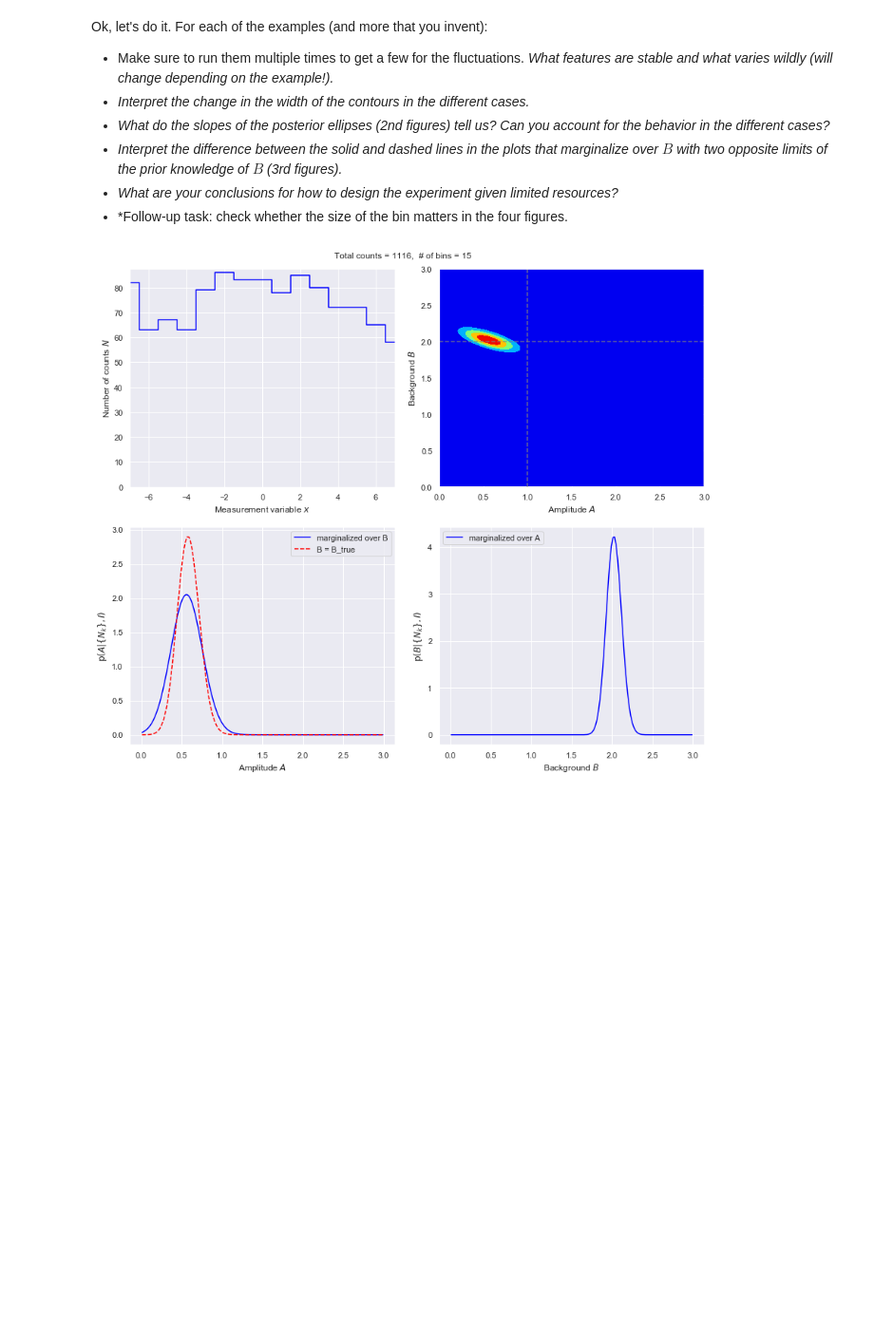
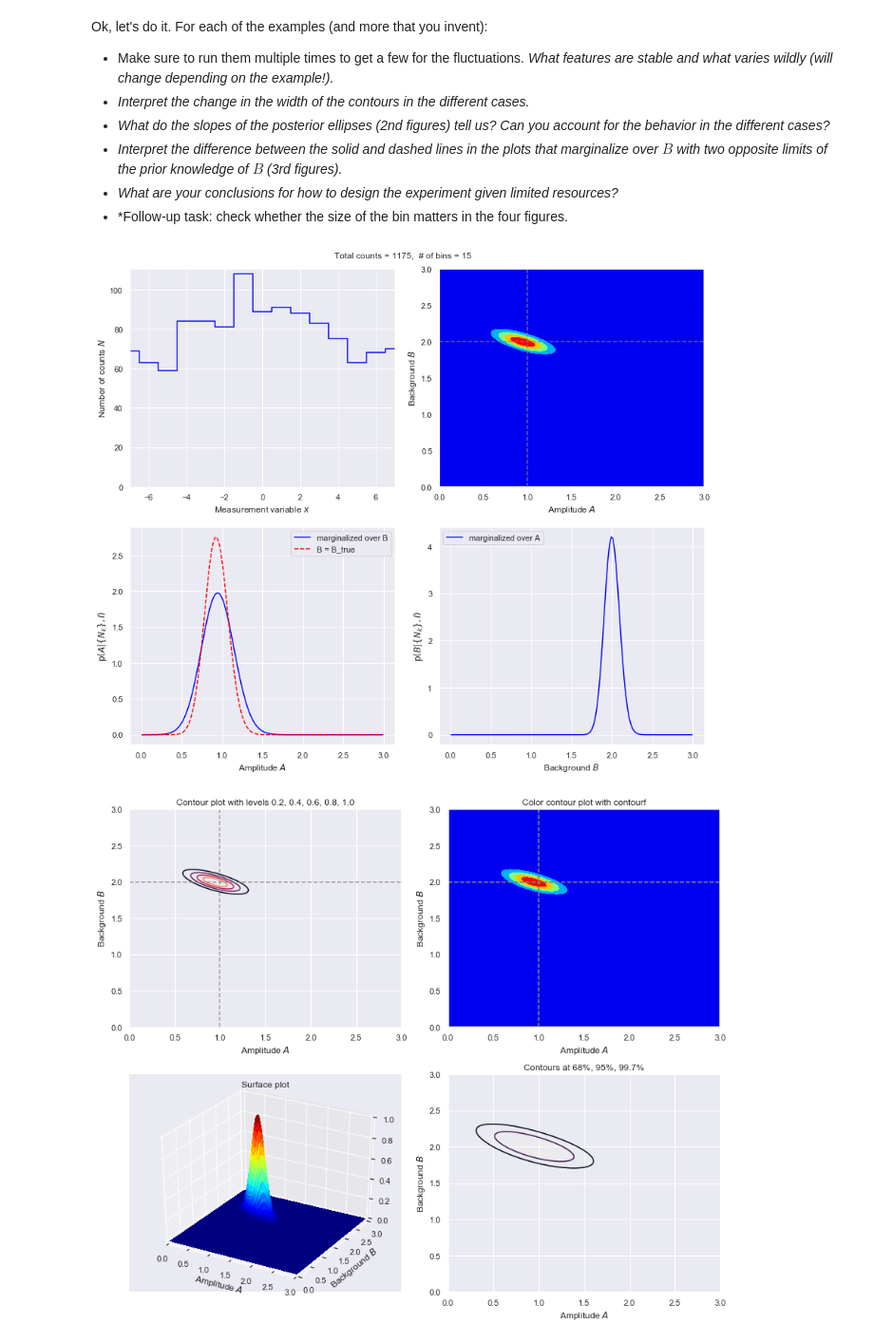
Before and after one commit to NuclearTalent/Bayes2019, a Jupyter notebook: topics/bayesian-parameter-estimation/amplitude_in_presence_of_background.ipynb, the cells around one changed output. Shown at 95% size. Cells and saved outputs as stored; diff of their text form; code cells hidden in the pictures; blank space fills up the shorter version.

```diff
--- a/topics/bayesian-parameter-estimation/amplitude_in_presence_of_background.ipynb
+++ b/topics/bayesian-parameter-estimation/amplitude_in_presence_of_background.ipynb
@@ -397,13 +397,14 @@ Ok, let's do it.  For each of the examples (and more that you invent):
 # %%
 # Baseline case: 15 bins and maximum expection of 100 counts.
 
 D_max = 100
 databins = 15
 delta_x = 1
 
-fig = make_figs(databins, delta_x, D_max, flag=False)
+fig = make_figs(databins, delta_x, D_max, flag=True)
 # %% [output]
-[figure, old version]
+[figure, new version]
+[figure, added]
 # %%
 # Less data case: 15 bins and maximum expection of only 10 counts.
 
```
Also changed, not shown: parts of 4 cells of this notebook, 4 other files.
